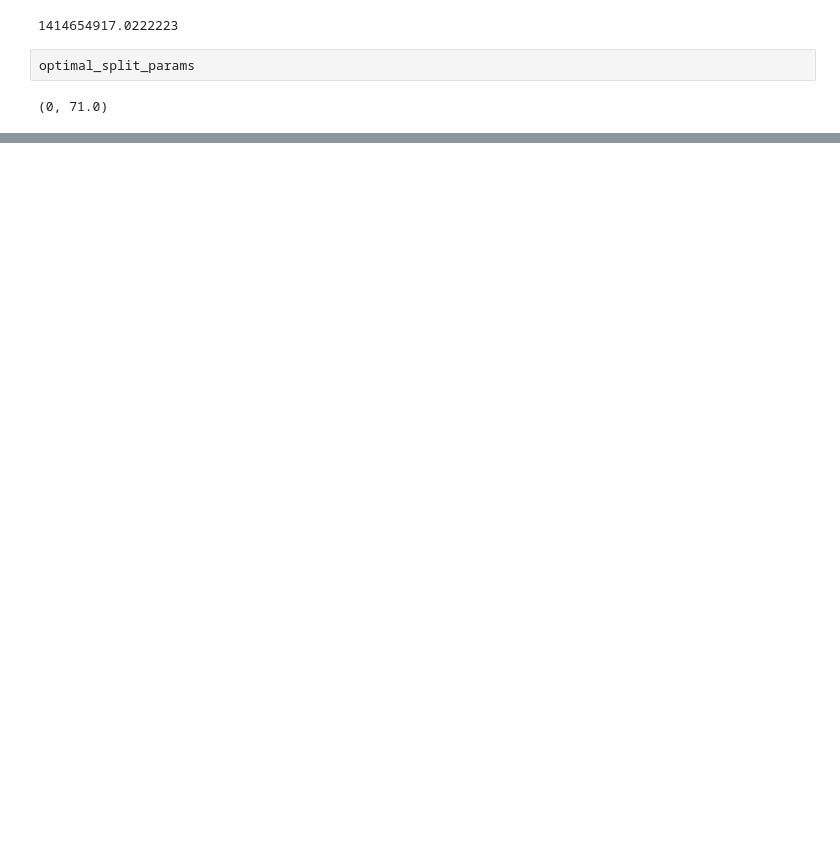
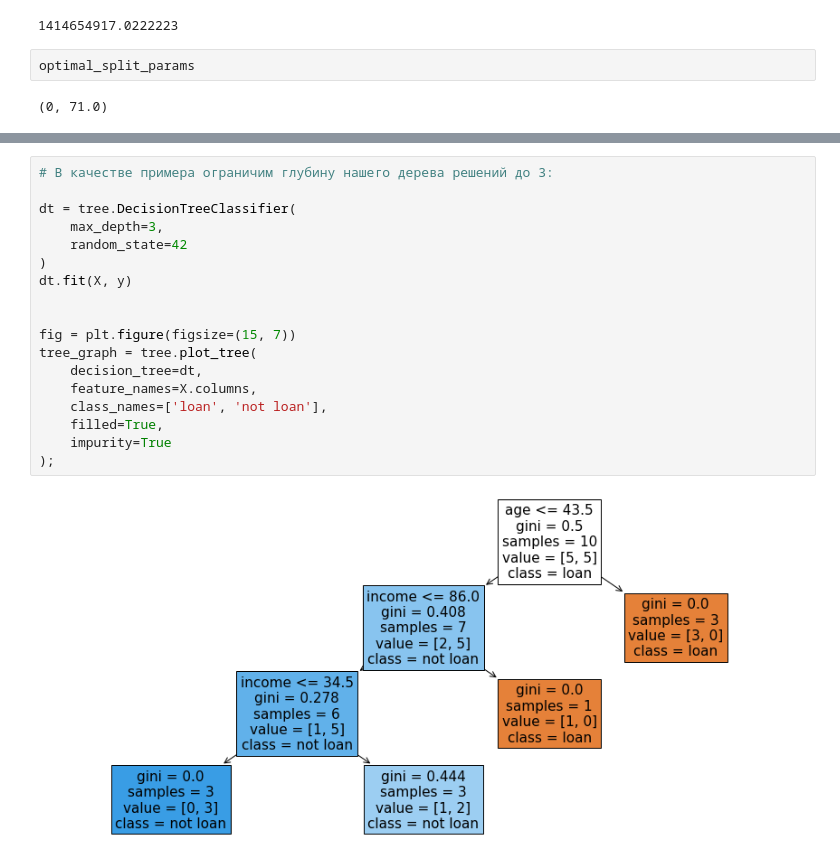
Before and after one commit to IvanovDmitryV/skillfactory_rds, a Jupyter notebook: Unit_6/MATHML_Module_8.ipynb, the cells around one changed output, grey strips where cells are left out. Drawn from its saved outputs; the diff is of its cells as text; blank space fills up the shorter version.

```diff
--- a/Unit_6/MATHML_Module_8.ipynb
+++ b/Unit_6/MATHML_Module_8.ipynb
@@ -320,0 +530,20 @@ optimal_split_params
+# %%
+# В качестве примера ограничим глубину нашего дерева решений до 3:
+
+dt = tree.DecisionTreeClassifier(
+    max_depth=3,
+    random_state=42
+)
+dt.fit(X, y)
+
+
+fig = plt.figure(figsize=(15, 7))
+tree_graph = tree.plot_tree(
+    decision_tree=dt,
+    feature_names=X.columns,
+    class_names=['loan', 'not loan'],
+    filled=True,
+    impurity=True
+);
+# %% [output]
+[figure, added]
```
Also changed, not shown: parts of 32 cells of this notebook, 1 other file.
